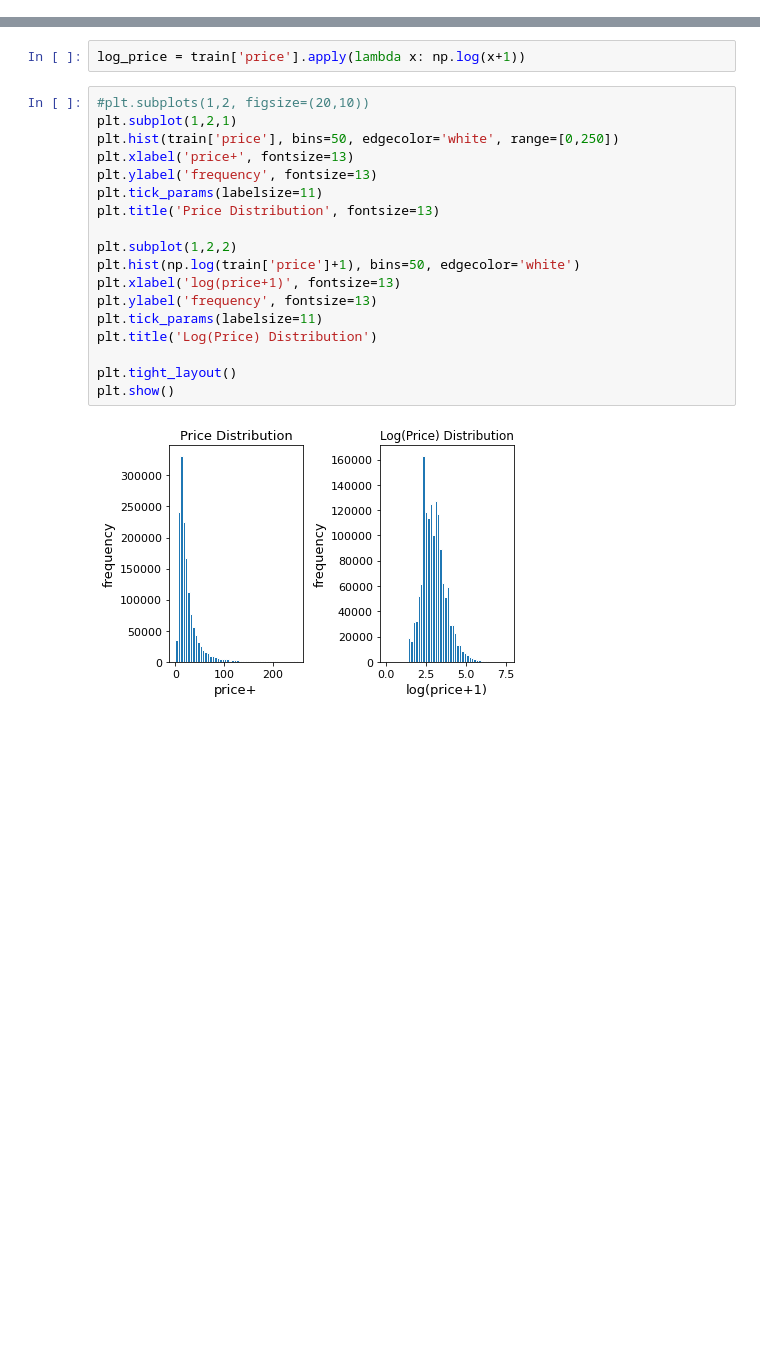
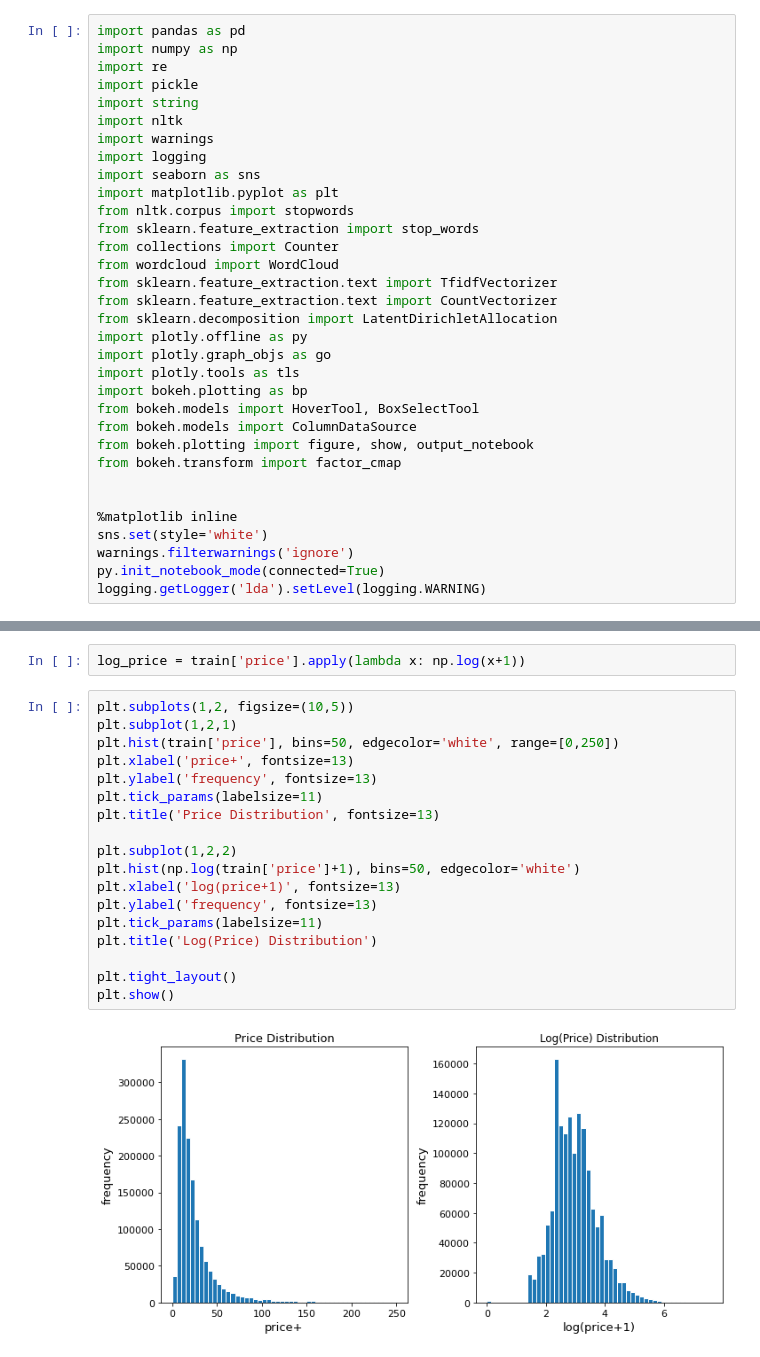
Before and after one commit to Haebuk/kagglestudy, a Jupyter notebook: Mercari/Mercari_1_시온.ipynb, the cells around one changed output, grey strips where cells are left out. Cells and saved outputs as stored; diff of their text form; blank space fills up the shorter version.

```diff
--- a/Mercari/Mercari_1_시온.ipynb
+++ b/Mercari/Mercari_1_시온.ipynb
@@ -26,3 +21,36 @@ import matplotlib.pyplot as plt
+# %%
+import pandas as pd
+import numpy as np
+import re
+import pickle
+import string
+import nltk
+import warnings
+import logging
+import seaborn as sns
+import matplotlib.pyplot as plt
+from nltk.corpus import stopwords
+from sklearn.feature_extraction import stop_words
+from collections import Counter
+from wordcloud import WordCloud
+from sklearn.feature_extraction.text import TfidfVectorizer
+from sklearn.feature_extraction.text import CountVectorizer
+from sklearn.decomposition import LatentDirichletAllocation
+import plotly.offline as py
+import plotly.graph_objs as go
+import plotly.tools as tls
+import bokeh.plotting as bp
+from bokeh.models import HoverTool, BoxSelectTool
+from bokeh.models import ColumnDataSource
+from bokeh.plotting import figure, show, output_notebook
+from bokeh.transform import factor_cmap
+
+
+%matplotlib inline
+sns.set(style='white')
+warnings.filterwarnings('ignore')
+py.init_notebook_mode(connected=True)
+logging.getLogger('lda').setLevel(logging.WARNING)
 # %%
 train = pd.read_csv('../input/train.tsv', sep='\t')
 test = pd.read_csv('../input/test.tsv', sep='\t')
@@ -72,22 +100,22 @@ Name: price, dtype: float64
 # %%
 log_price = train['price'].apply(lambda x: np.log(x+1))
 # %%
-#plt.subplots(1,2, figsize=(20,10))
+plt.subplots(1,2, figsize=(10,5))
 plt.subplot(1,2,1)
 plt.hist(train['price'], bins=50, edgecolor='white', range=[0,250])
 plt.xlabel('price+', fontsize=13)
 plt.ylabel('frequency', fontsize=13)
 plt.tick_params(labelsize=11)
 plt.title('Price Distribution', fontsize=13)
 
 plt.subplot(1,2,2)
 plt.hist(np.log(train['price']+1), bins=50, edgecolor='white')
 plt.xlabel('log(price+1)', fontsize=13)
 plt.ylabel('frequency', fontsize=13)
 plt.tick_params(labelsize=11)
 plt.title('Log(Price) Distribution')
 
 plt.tight_layout()
 plt.show()
 # %% [output]
-[figure, old version]
+[figure, new version]
```
Also changed, not shown: parts of 17 cells of this notebook.
